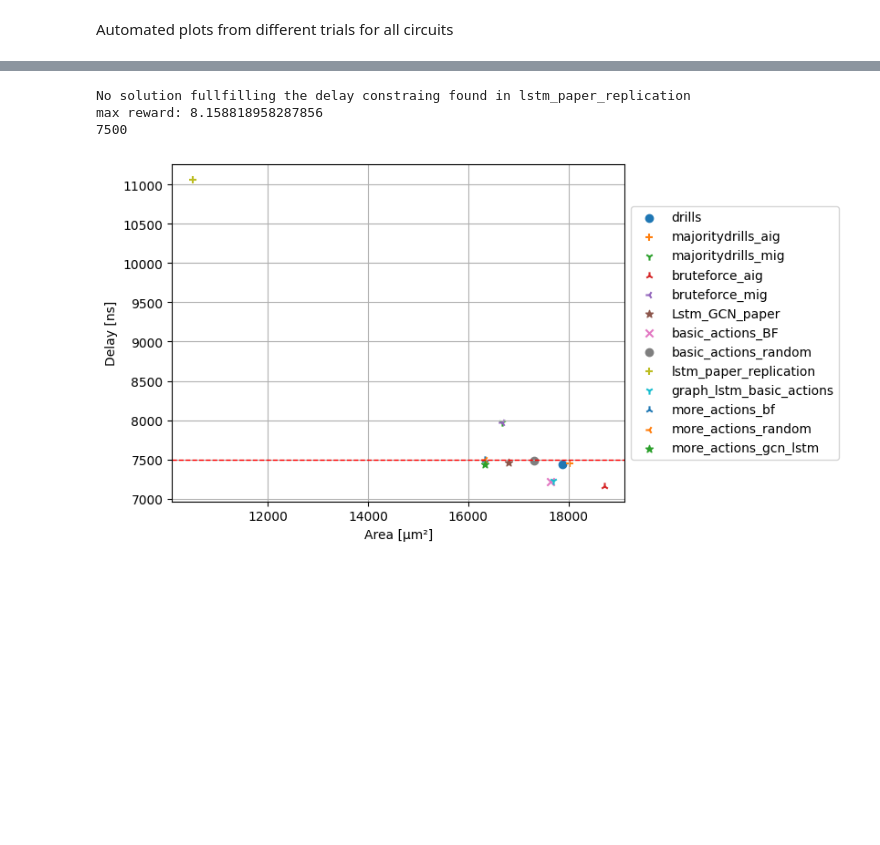
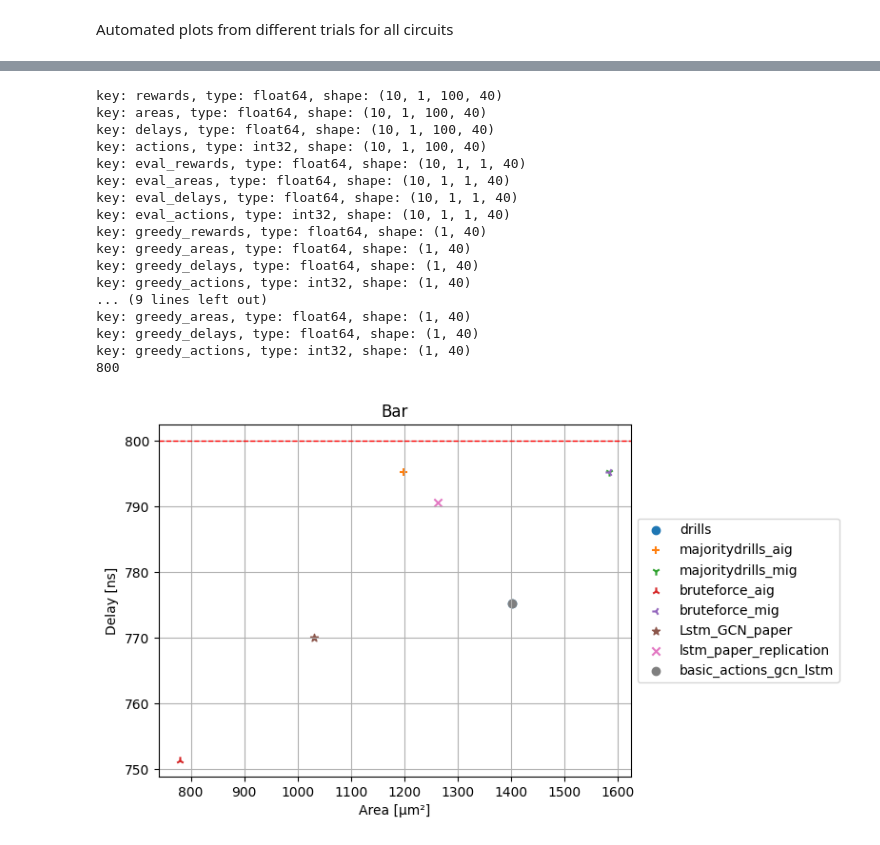
Before and after one commit to Kunzro/Reinforcement_Learning_for_Logic_Optimization, a Jupyter notebook: plots.ipynb, the cells around one changed output, grey strips where cells are left out. Drawn from its saved outputs; the diff is of its cells as text; code cells hidden in the pictures; blank space fills up the shorter version.

```diff
--- a/plots.ipynb
+++ b/plots.ipynb
@@ -181,11 +181,12 @@ def load_results_and_experiment_config(result_dir):
     assert os.path.exists(np_data_dir), "result not found"
     with open(experiment_config_dir) as f:
         experiment_config = yaml.safe_load(f)
-    data = np.load(np_data_dir)
+    data = np.load(np_data_dir, allow_pickle=True)
     my_results = {}
     for k in data.keys():
         # print(f"{k} shape: {data[k].shape}")
         my_results[k] = data[k]
+        print(f"key: {k}, type: {data[k].dtype}, shape: {data[k].shape}")
     return my_results, experiment_config
 
 
@@ -251,5 +252,20 @@ def plot_results_for_circuit(previous_results, results_dirs, descriptions, exclu
     ax.grid(True)
     ax.set_ylabel("Delay [ns]")
     ax.set_xlabel("Area [μm²]")
+    ax.set_title(label=experiment_config["circuit_name"].capitalize())
+    plt.savefig("test_plot.svg")
+    plt.show()
 
+
+def plot_result_space(results, description, excludes, circuit_name):
+    result_dir = get_result_fitting_description(results, description, excludes, circuit_name)
+    results, config = load_results_and_experiment_config(result_dir)
+    fig, ax = plt.subplots()
+    ax.axhline(y=config["target_delay"], linewidth=1, color='red', linestyle='--')
+    ax.scatter(results["areas"].flatten(), results["delays"].flatten(), s=8)
+    ax.grid(True)
+    ax.set_ylabel("Delay [ns]")
+    ax.set_xlabel("Area [μm²]")
+    ax.set_title(label=config["circuit_name"].capitalize())
+    plt.savefig("test_plot.svg")
     plt.show()
@@ -256,7 +288,21 @@ def plot_results_for_circuit(previous_results, results_dirs, descriptions, exclu
 # %%
-plot_results_for_circuit(previous_results, results_dirs, descriptions=[["basic_actions_BF"], ["basic_actions_random"], ["lstm_paper_replication"], ["graph_lstm_basic_actions"], ["more_actions_bf"], ["more_actions_random"], ["more_actions_gcn_lstm"]], excludes=[[], [], [], [], [], [], ["29"]], circuit_name="log2")
+plot_results_for_circuit(previous_results, results_dirs, descriptions=[["lstm_paper_replication"], ["basic_actions_gcn"]], excludes=[[], []], circuit_name="bar")
 # %% [output]
-No solution fullfilling the delay constraing found in lstm_paper_replication
-max reward: 8.158818958287856
-7500
+key: rewards, type: float64, shape: (10, 1, 100, 40)
+key: areas, type: float64, shape: (10, 1, 100, 40)
+key: delays, type: float64, shape: (10, 1, 100, 40)
+key: actions, type: int32, shape: (10, 1, 100, 40)
+key: eval_rewards, type: float64, shape: (10, 1, 1, 40)
+key: eval_areas, type: float64, shape: (10, 1, 1, 40)
+key: eval_delays, type: float64, shape: (10, 1, 1, 40)
+key: eval_actions, type: int32, shape: (10, 1, 1, 40)
+key: greedy_rewards, type: float64, shape: (1, 40)
+key: greedy_areas, type: float64, shape: (1, 40)
+key: greedy_delays, type: float64, shape: (1, 40)
+key: greedy_actions, type: int32, shape: (1, 40)
+... (9 lines left out)
+key: greedy_areas, type: float64, shape: (1, 40)
+key: greedy_delays, type: float64, shape: (1, 40)
+key: greedy_actions, type: int32, shape: (1, 40)
+800
-[figure, old version]
+[figure, new version]
```
Also changed, not shown: parts of 2 cells of this notebook, 4 other files.
